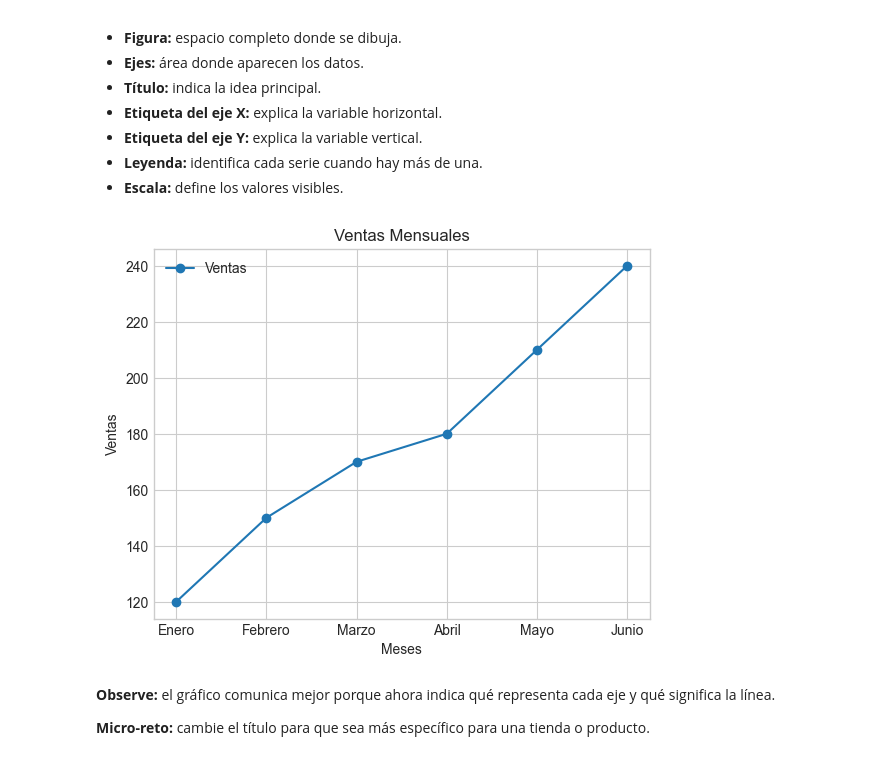
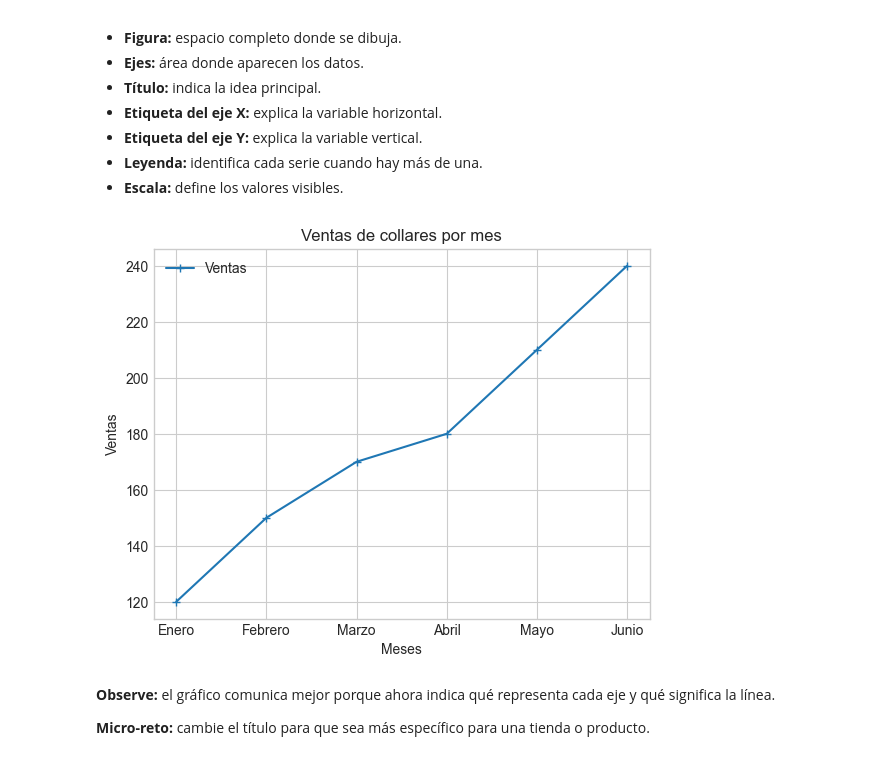
Before and after one commit to Blith9926/Fundamentos-de-Python, a Jupyter notebook: 08_Matplotlib/01 - Aprender Matplotlib.ipynb, the cells around one changed output. Drawn from its saved outputs; the diff is of its cells as text; code cells hidden in the pictures.

```diff
--- a/08_Matplotlib/01 - Aprender Matplotlib.ipynb
+++ b/08_Matplotlib/01 - Aprender Matplotlib.ipynb
@@ -84,15 +99,15 @@ Un gráfico claro normalmente necesita:
 - **Leyenda:** identifica cada serie cuando hay más de una.
 - **Escala:** define los valores visibles.
 # %%
-plt.plot(meses, ventas, marker="o", label="Ventas")
-plt.title("Ventas Mensuales")
+plt.plot(meses, ventas, marker="+", label="Ventas")
+plt.title("Ventas de collares por mes")
 
 plt.xlabel("Meses")
 plt.ylabel("Ventas")
 plt.legend()
 plt.show()
 # %% [output]
-[figure, old version]
+[figure, new version]
 # %% [markdown]
 **Observe:** el gráfico comunica mejor porque ahora indica qué representa cada eje y qué significa la línea.
 
```
Also changed, not shown: parts of 12 cells of this notebook.
